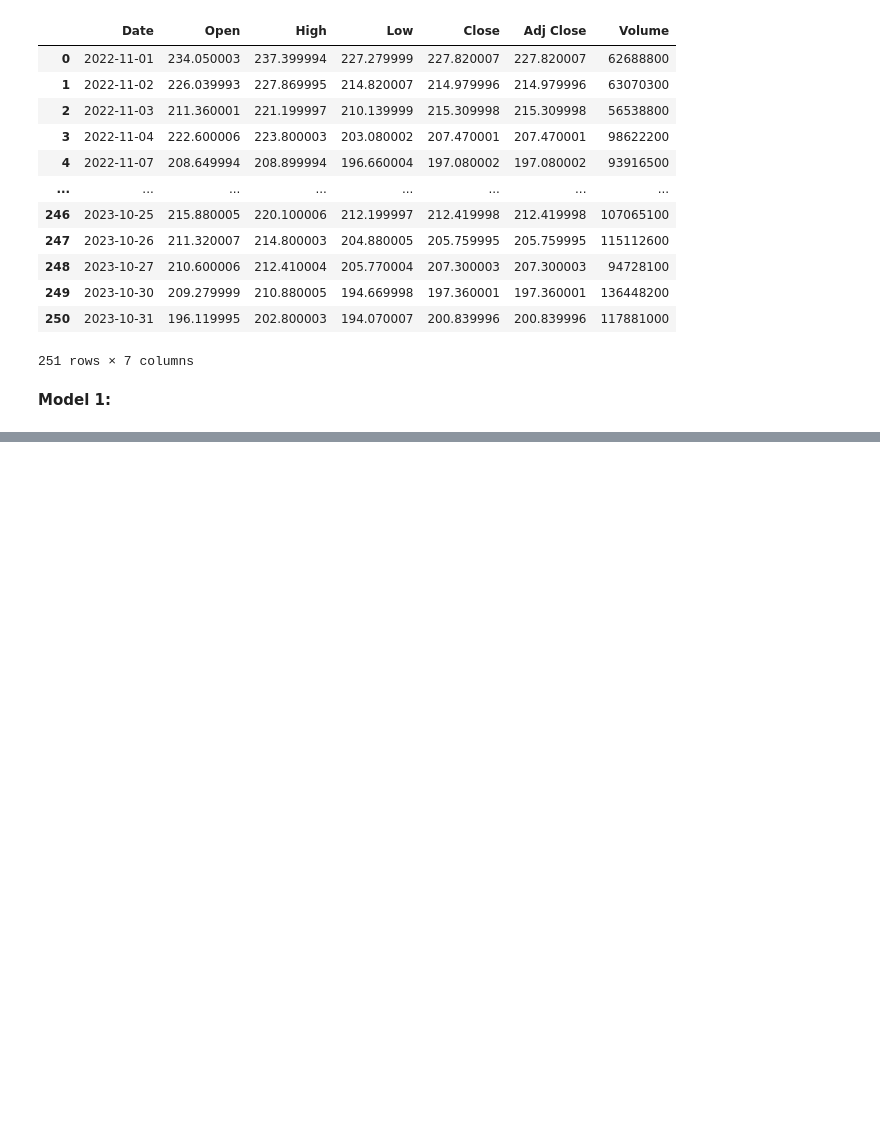
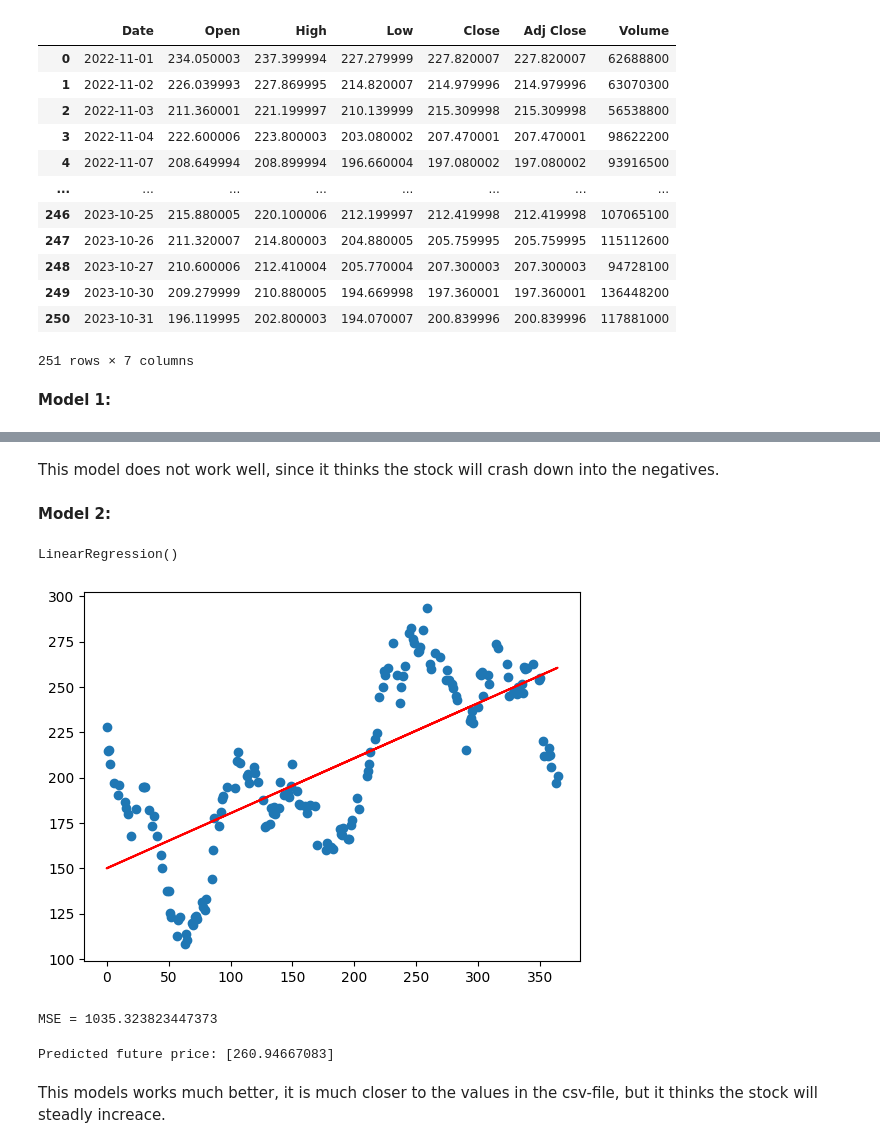
Before and after one commit to DanielSunnanaa/AI-Assignment-2, a Jupyter notebook: MachineLearning.ipynb, the cells around one changed output, grey strips where cells are left out. Saved outputs shown, nothing was run; the diff lists cells and outputs as text; code cells hidden in the pictures; blank space fills up the shorter version.

Commit message:
Testing model 2.

```diff
--- a/MachineLearning.ipynb
+++ b/MachineLearning.ipynb
@@ -71,0 +72,34 @@ In the date 2025/06/23 00:00:00 GMT+0 the stock volume wil be 32379101527, accor
+# %% [markdown]
+This model does not work well, since it thinks the stock will crash down into the negatives.
+# %% [markdown]
+**Model 2:**
+# %%
+df["Date"] = pd.to_datetime(df["Date"])
+df["Date"] = (df["Date"] - df["Date"].min()).dt.days
+
+X = pd.DataFrame(df["Date"])
+y = pd.DataFrame(df["Close"])
+X_train, X_test, y_train, y_test = train_test_split(X, y, test_size = 0.33, random_state = 42)
+
+model = LinearRegression()
+model.fit(X_train, y_train)
+Y_pred = model.predict(X_train)
+# %% [output]
+LinearRegression()
+# %%
+plt.scatter(X_train, y_train)
+plt.plot(X_train, Y_pred, color = "red")
+plt.show()
+print("MSE = " + str(metrics.mean_squared_error(y_train, Y_pred)))
+# %% [output]
+[figure, added]
+MSE = 1035.323823447373
+# %%
+future_date = dt.DateTime(2023,11,1)
+days_since_start = future_date - start_date
+future_price = model.predict([[days_since_start]])
+print("Predicted future price: " + str(future_price[0]))
+# %% [output]
+Predicted future price: [260.94667083]
+# %% [markdown]
+This models works much better, it is much closer to the values in the csv-file, but it thinks the stock will steadly increace.
```
Also changed, not shown: parts of 3 cells of this notebook.
